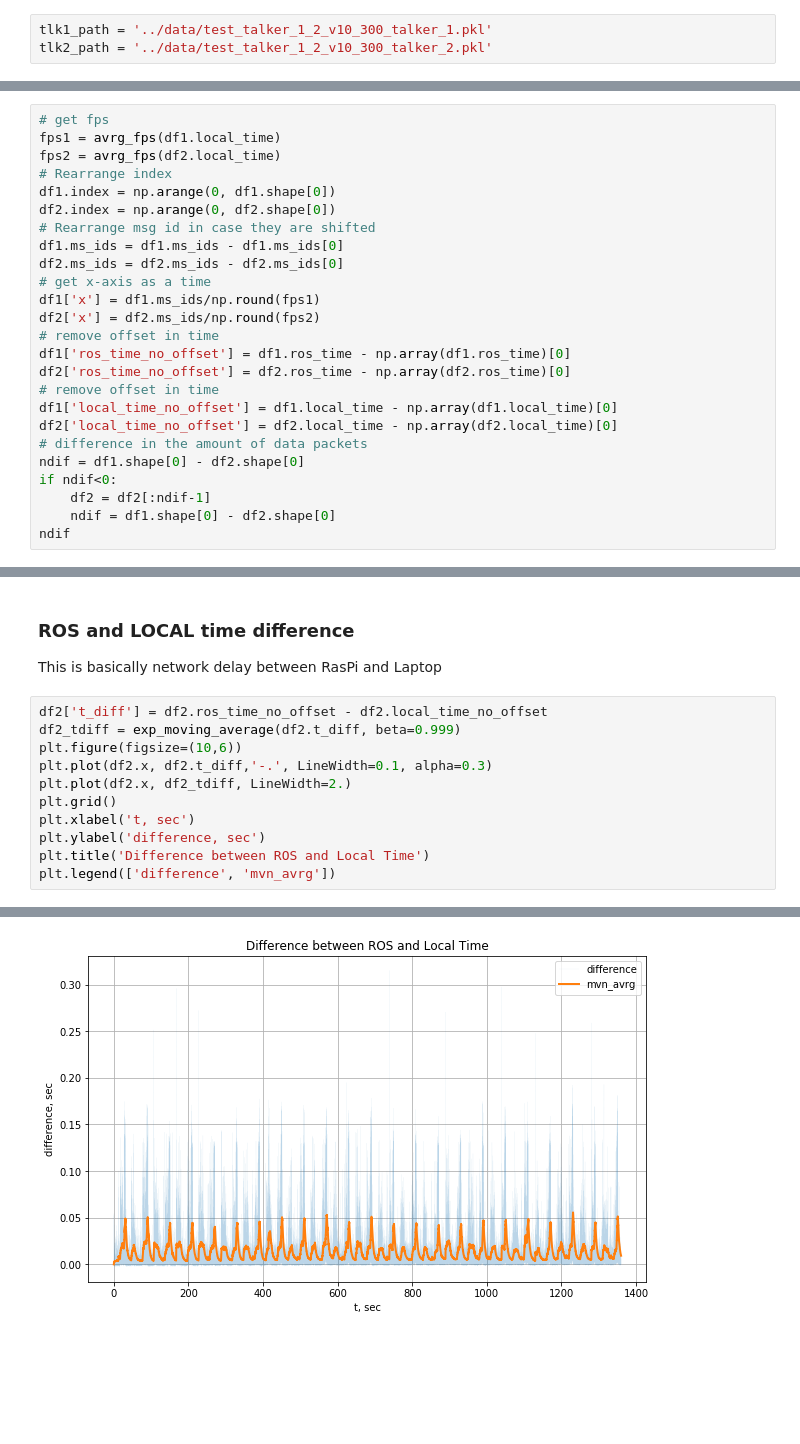
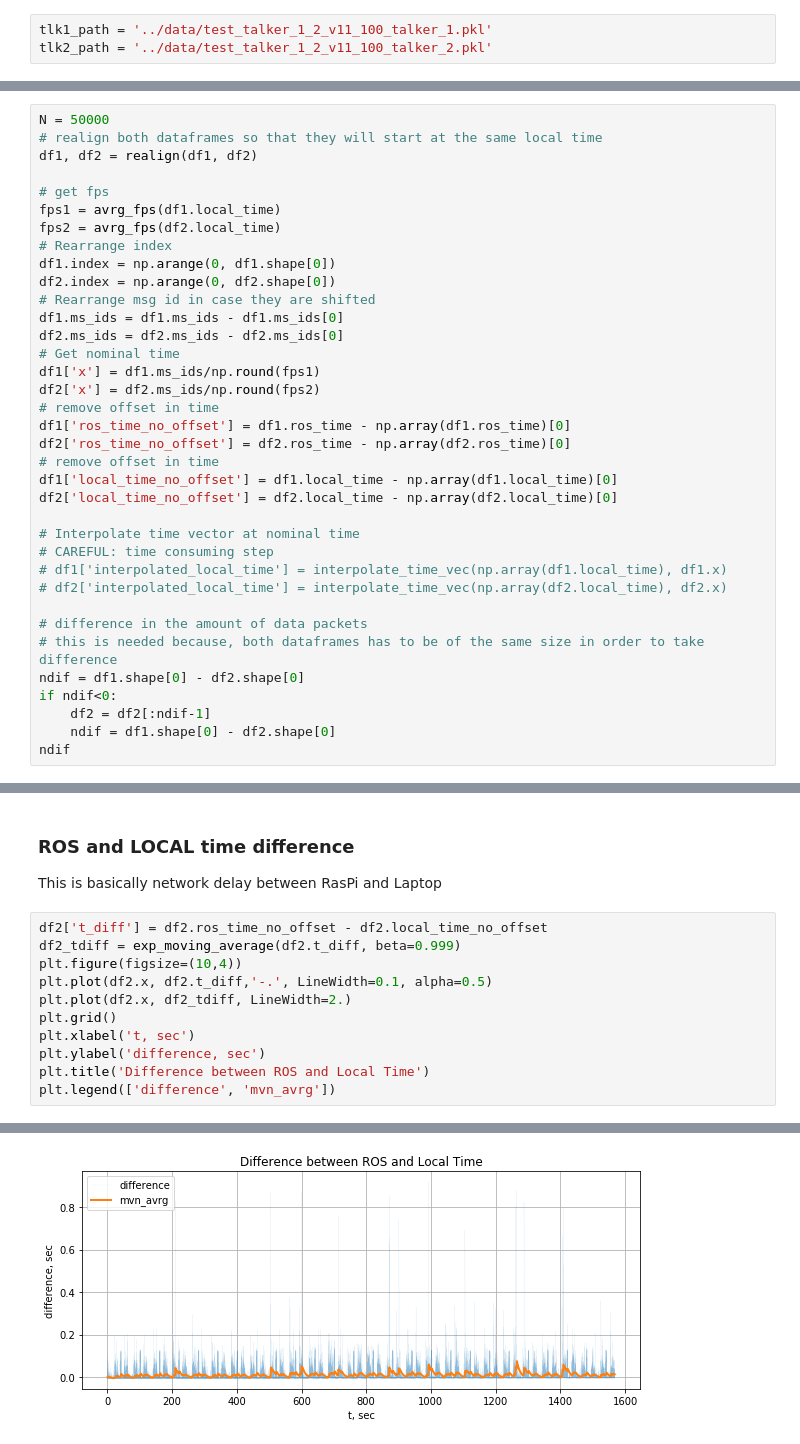
Before and after one commit to zhanibekrysbek/time_synchronization, a Jupyter notebook: notebooks/extract_time_stats.ipynb, the cells around one changed output, grey strips where cells are left out. Saved outputs shown, nothing was run; the diff lists cells and outputs as text; blank space fills up the shorter version.

Commit message:
minor changes in code and new data

```diff
--- a/notebooks/extract_time_stats.ipynb
+++ b/notebooks/extract_time_stats.ipynb
@@ -39,8 +82,8 @@ test_talker_1_2_v8_200_talker_2.pkl
 test_talker_1_2_v9_200_talker_1.pkl
 test_talker_1_2_v9_200_talker_2.pkl
 # %%
-tlk1_path = '../data/test_talker_1_2_v10_300_talker_1.pkl'
-tlk2_path = '../data/test_talker_1_2_v10_300_talker_2.pkl'
+tlk1_path = '../data/test_talker_1_2_v11_100_talker_1.pkl'
+tlk2_path = '../data/test_talker_1_2_v11_100_talker_2.pkl'
 # %%
 df1 = pd.read_pickle(tlk1_path)
 df2 = pd.read_pickle(tlk2_path)
@@ -69,6 +112,10 @@ df2.head(5)
 # %% [markdown]
 ### Pre Process
 # %%
+N = 50000
+# realign both dataframes so that they will start at the same local time
+df1, df2 = realign(df1, df2)
+
 # get fps
 fps1 = avrg_fps(df1.local_time)
 fps2 = avrg_fps(df2.local_time)
@@ -78,7 +125,7 @@ df2.index = np.arange(0, df2.shape[0])
 # Rearrange msg id in case they are shifted
 df1.ms_ids = df1.ms_ids - df1.ms_ids[0]
 df2.ms_ids = df2.ms_ids - df2.ms_ids[0]
-# get x-axis as a time
+# Get nominal time
 df1['x'] = df1.ms_ids/np.round(fps1)
 df2['x'] = df2.ms_ids/np.round(fps2)
 # remove offset in time
@@ -87,7 +134,14 @@ df2['ros_time_no_offset'] = df2.ros_time - np.array(df2.ros_time)[0]
 # remove offset in time
 df1['local_time_no_offset'] = df1.local_time - np.array(df1.local_time)[0]
 df2['local_time_no_offset'] = df2.local_time - np.array(df2.local_time)[0]
+
+# Interpolate time vector at nominal time
+# CAREFUL: time consuming step
+# df1['interpolated_local_time'] = interpolate_time_vec(np.array(df1.local_time), df1.x)
+# df2['interpolated_local_time'] = interpolate_time_vec(np.array(df2.local_time), df2.x)
+
 # difference in the amount of data packets
+# this is needed because, both dataframes has to be of the same size in order to take difference
 ndif = df1.shape[0] - df2.shape[0]
 if ndif<0:
     df2 = df2[:ndif-1]
@@ -229,14 +329,14 @@ This is basically network delay between RasPi and Laptop
 # %%
 df2['t_diff'] = df2.ros_time_no_offset - df2.local_time_no_offset
 df2_tdiff = exp_moving_average(df2.t_diff, beta=0.999)
-plt.figure(figsize=(10,6))
-plt.plot(df2.x, df2.t_diff,'-.', LineWidth=0.1, alpha=0.3)
+plt.figure(figsize=(10,4))
+plt.plot(df2.x, df2.t_diff,'-.', LineWidth=0.1, alpha=0.5)
 plt.plot(df2.x, df2_tdiff, LineWidth=2.)
 plt.grid()
 plt.xlabel('t, sec')
 plt.ylabel('difference, sec')
 plt.title('Difference between ROS and Local Time')
 plt.legend(['difference', 'mvn_avrg'])
 # %% [output]
 <matplotlib.legend.Legend at 0x...>
-[figure, old version]
+[figure, new version]
```
Also changed, not shown: parts of 21 cells of this notebook, 9 other files.
